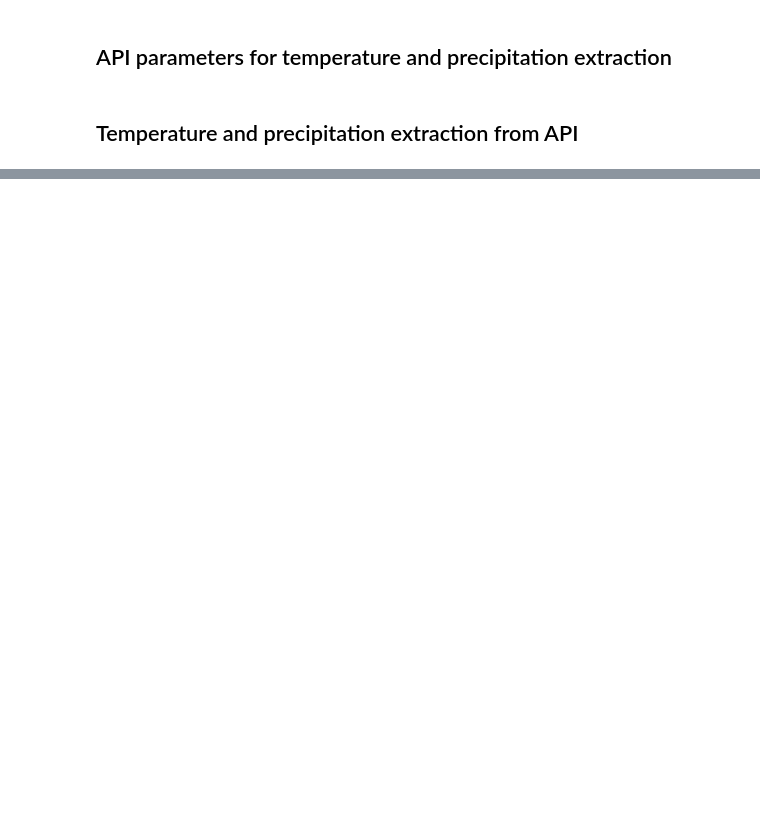
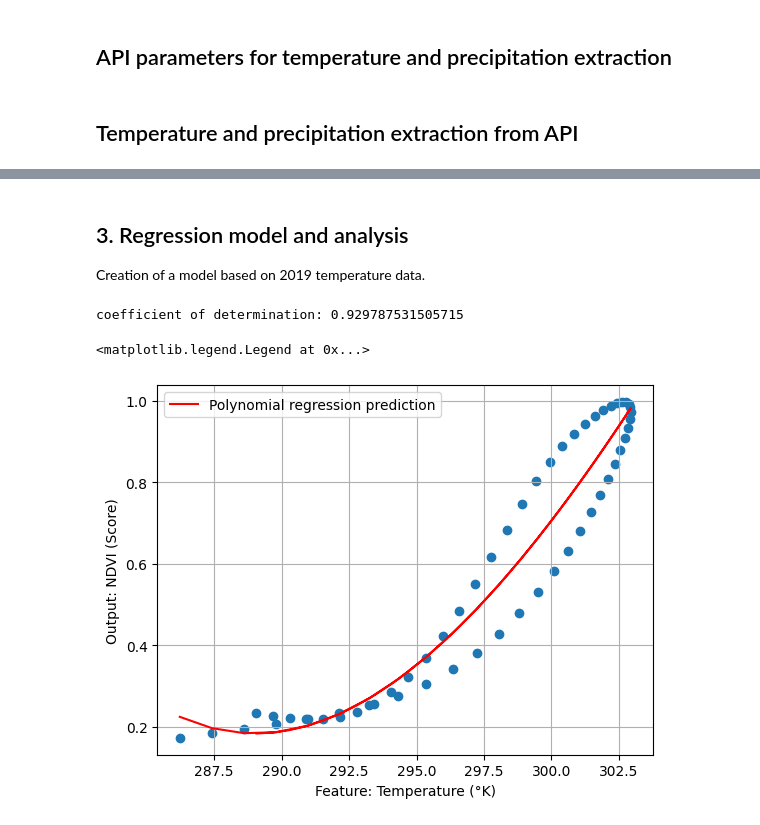
Before and after one commit to AguilarAngel9/Plant-Growth-Cycle-based-on-geospatial-data, a Jupyter notebook: Models/multivariableRegression.ipynb, the cells around one changed output, grey strips where cells are left out. Drawn from its saved outputs; the diff is of its cells as text; code cells hidden in the pictures; blank space fills up the shorter version.

Commit message:
mutivariable analysis

```diff
--- a/Models/multivariableRegression.ipynb
+++ b/Models/multivariableRegression.ipynb
@@ -151,0 +223,35 @@ plt.show()
+# %% [markdown]
+## 3. Regression model and analysis
+Creation of a model based on 2019 temperature data.
+# %%
+from sklearn.linear_model import LinearRegression
+from sklearn.preprocessing import PolynomialFeatures
+
+# Reshape to apply function (x must have a column per y value)
+x = clean_temp.reshape((-1,1))
+y = clean_ndvi
+plt.figure()
+plt.scatter(x,y)
+
+# Transform to apply LinearRegression function
+transformer = PolynomialFeatures(degree=3, include_bias=False)
+transformer.fit(x)
+x_ = transformer.transform(x)
+
+# Apply the model to our transformed x
+model_2019 = LinearRegression().fit(x_, y)
+y_predict = model_2019.predict(x_)
+
+r_sq = model_2019.score(x_, y)
+print(f"coefficient of determination: {r_sq}")
+
+
+plt.plot(x,y_predict,'r',label="Polynomial regression prediction")
+plt.ylabel("Output: NDVI (Score)")
+plt.xlabel("Feature: Temperature (°K)")
+plt.grid()
+plt.legend()
+# %% [output]
+coefficient of determination: 0.929787531505715
+<matplotlib.legend.Legend at 0x...>
+[figure, added]
```
Also changed, not shown: parts of 19 cells of this notebook.
